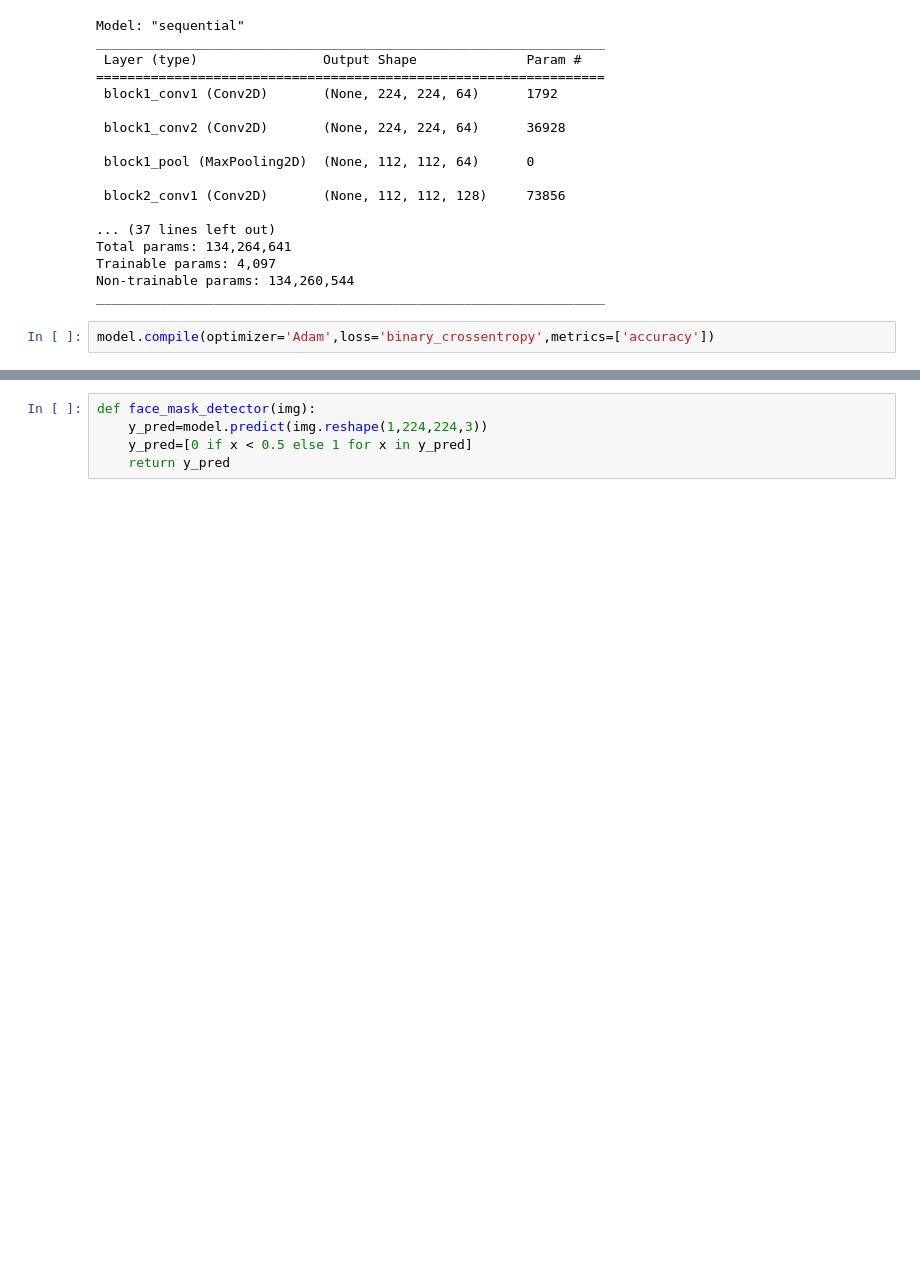
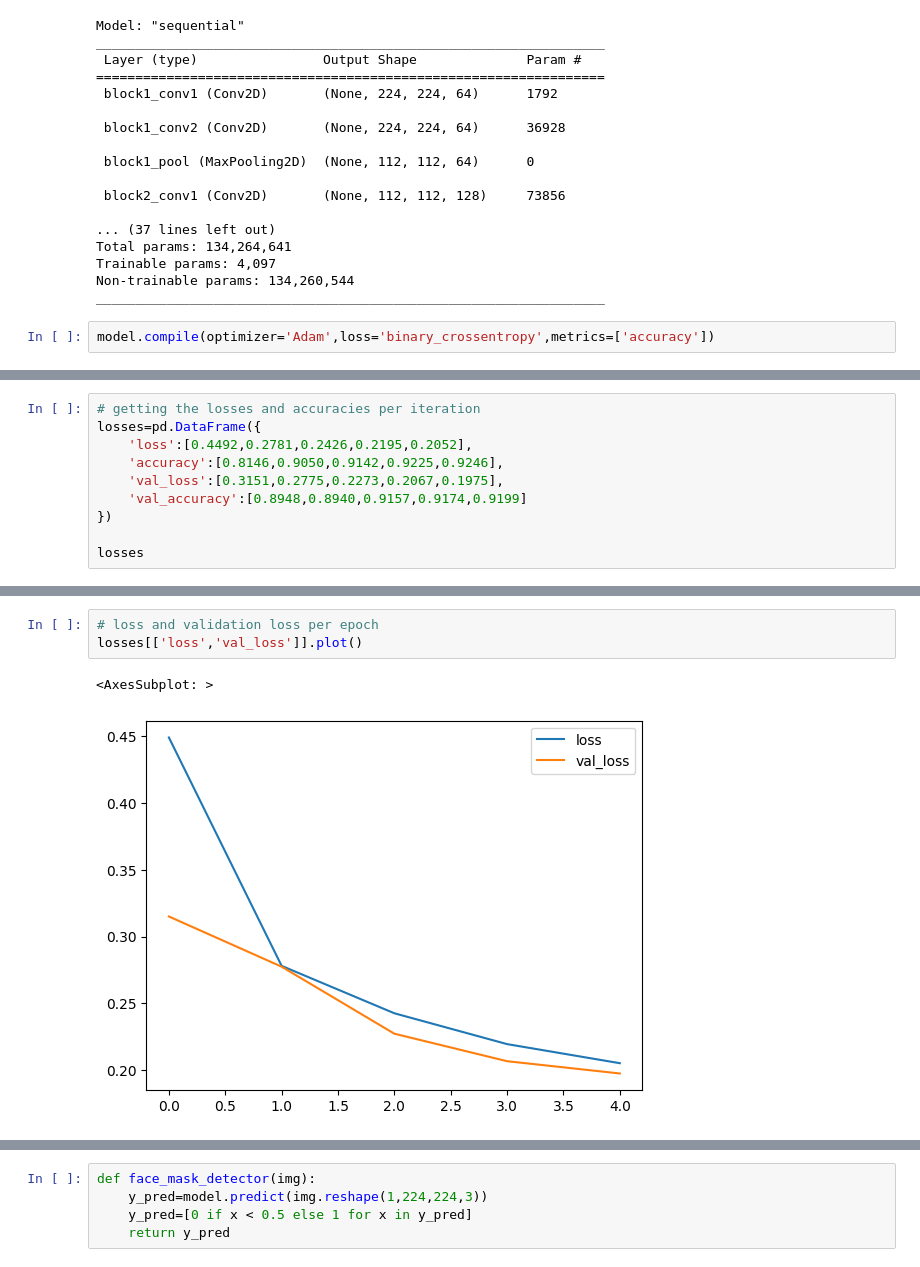
Before and after one commit to sohamfcb/face-mask-detector, a Jupyter notebook: Face Mask Detector.ipynb, the cells around one changed output, grey strips where cells are left out. Saved outputs shown, nothing was run; the diff lists cells and outputs as text; blank space fills up the shorter version.

```diff
--- a/Face Mask Detector.ipynb
+++ b/Face Mask Detector.ipynb
@@ -188,0 +201,10 @@ cap=cv2.VideoCapture(0)
+# %%
+# getting the losses and accuracies per iteration
+losses=pd.DataFrame({
+    'loss':[0.4492,0.2781,0.2426,0.2195,0.2052],
+    'accuracy':[0.8146,0.9050,0.9142,0.9225,0.9246],
+    'val_loss':[0.3151,0.2775,0.2273,0.2067,0.1975],
+    'val_accuracy':[0.8948,0.8940,0.9157,0.9174,0.9199]
+})
+
+losses
@@ -188,0 +218,6 @@ cap=cv2.VideoCapture(0)
+# %%
+# loss and validation loss per epoch
+losses[['loss','val_loss']].plot()
+# %% [output]
+<AxesSubplot: >
+[figure, added]
```
Also changed, not shown: parts of 42 cells of this notebook, 2 other files.
